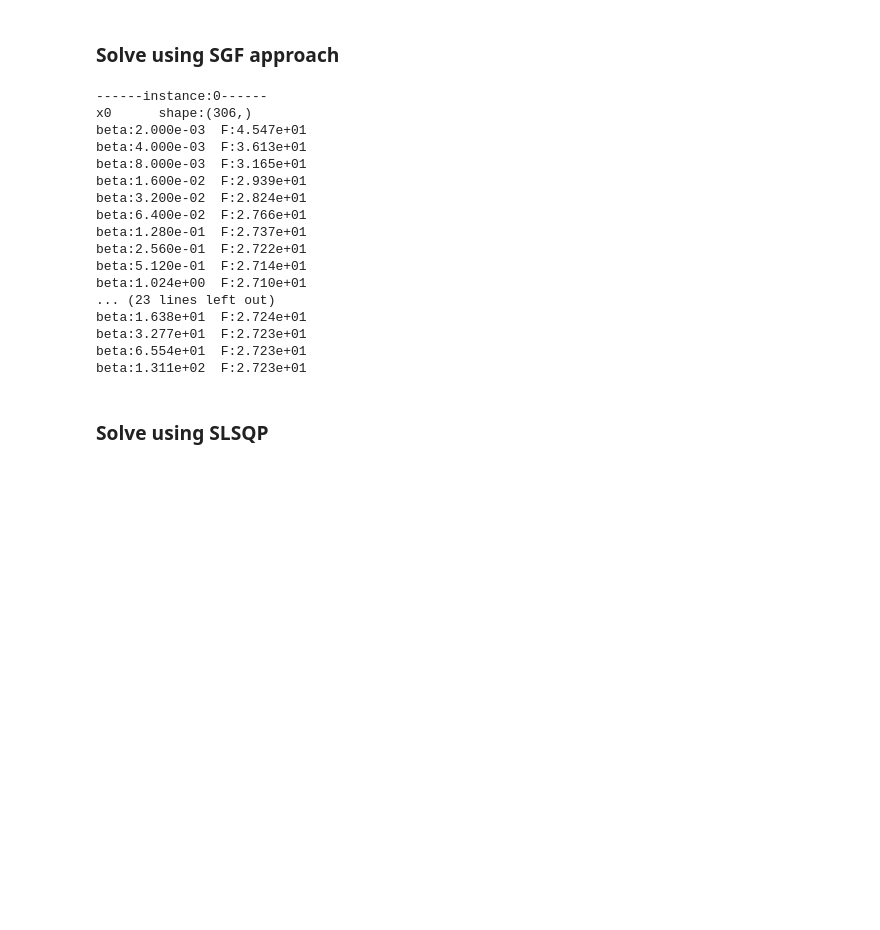
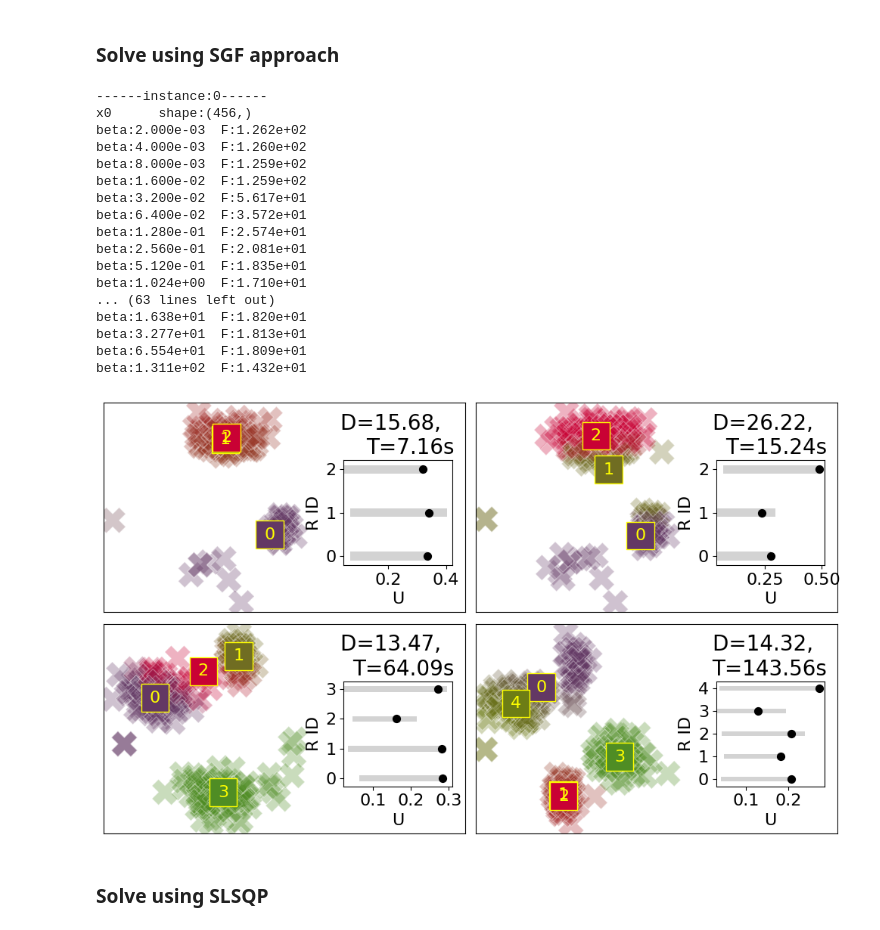
Before and after one commit to dt-1729/CBF_MEP_consRA, a Jupyter notebook: clustering_compare_annealing_v1.ipynb, the cells around one changed output. Cells and saved outputs as stored; diff of their text form; code cells hidden in the pictures; blank space fills up the shorter version.

```diff
--- a/clustering_compare_annealing_v1.ipynb
+++ b/clustering_compare_annealing_v1.ipynb
@@ -185,8 +224,12 @@ for i, flp in enumerate(flp_instances):
     t1 = time.time()
 
     sol_instance = {
-        'M_name':'SGF'
-        'flp':flp,
+        'M_name':'SGF',
+        'n_facilities':flp.M,
+        'n_resources':flp.N,
+        'resource_locs':flp.resLoc,
+        'upper_capacity':flp.C,
+        'lower_capacity':flp.B,
         'F_arr':F_arr_sgf,
         'b_arr':b_arr_sgf,
         'P_arr':P_arr_sgf,
@@ -198,22 +241,32 @@ for i, flp in enumerate(flp_instances):
     SGF_sol_instances.append(sol_instance)
 # %% [output]
 ------instance:0------
-x0      shape:(306,)
-beta:2.000e-03  F:4.547e+01
-beta:4.000e-03  F:3.613e+01
-beta:8.000e-03  F:3.165e+01
-beta:1.600e-02  F:2.939e+01
-beta:3.200e-02  F:2.824e+01
-beta:6.400e-02  F:2.766e+01
-beta:1.280e-01  F:2.737e+01
-beta:2.560e-01  F:2.722e+01
-beta:5.120e-01  F:2.714e+01
-beta:1.024e+00  F:2.710e+01
-... (23 lines left out)
-beta:1.638e+01  F:2.724e+01
-beta:3.277e+01  F:2.723e+01
-beta:6.554e+01  F:2.723e+01
-beta:1.311e+02  F:2.723e+01
+x0      shape:(456,)
+beta:2.000e-03  F:1.262e+02
+beta:4.000e-03  F:1.260e+02
+beta:8.000e-03  F:1.259e+02
+beta:1.600e-02  F:1.259e+02
+beta:3.200e-02  F:5.617e+01
+beta:6.400e-02  F:3.572e+01
+beta:1.280e-01  F:2.574e+01
+beta:2.560e-01  F:2.081e+01
+beta:5.120e-01  F:1.835e+01
+beta:1.024e+00  F:1.710e+01
+... (63 lines left out)
+beta:1.638e+01  F:1.820e+01
+beta:3.277e+01  F:1.813e+01
+beta:6.554e+01  F:1.809e+01
+beta:1.311e+02  F:1.432e+01
+# %%
+plot_flp_sol_instances(
+    SGF_sol_instances,
+    fontSize = 20,
+    figSize = (5,3),
+    plotResTraj = False,
+    plotCapacities=True
+)
+# %% [output]
+[figure, added]
 # %% [markdown]
 ### Solve using SLSQP
 # %%
```
Also changed, not shown: parts of 18 cells of this notebook, 10 other files.
